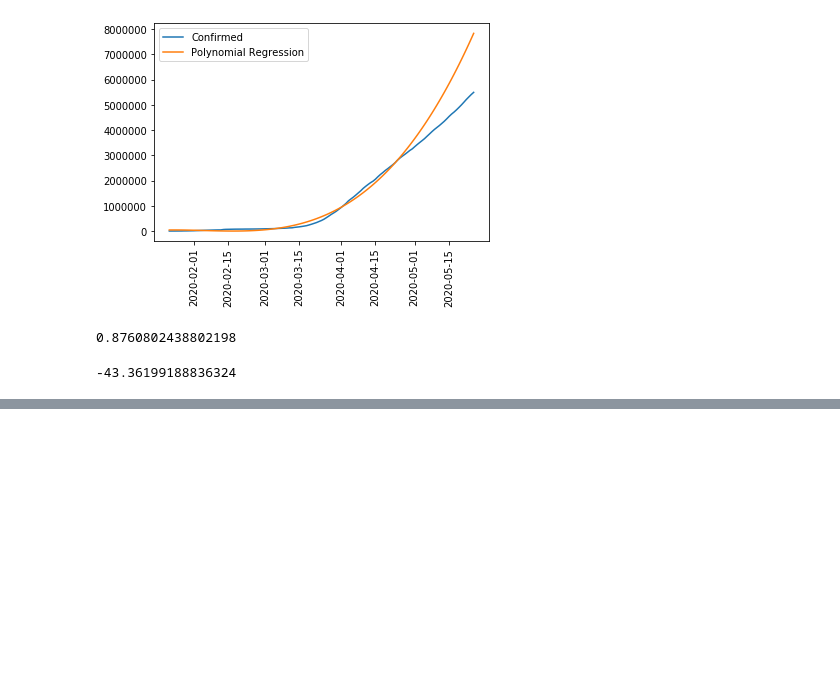
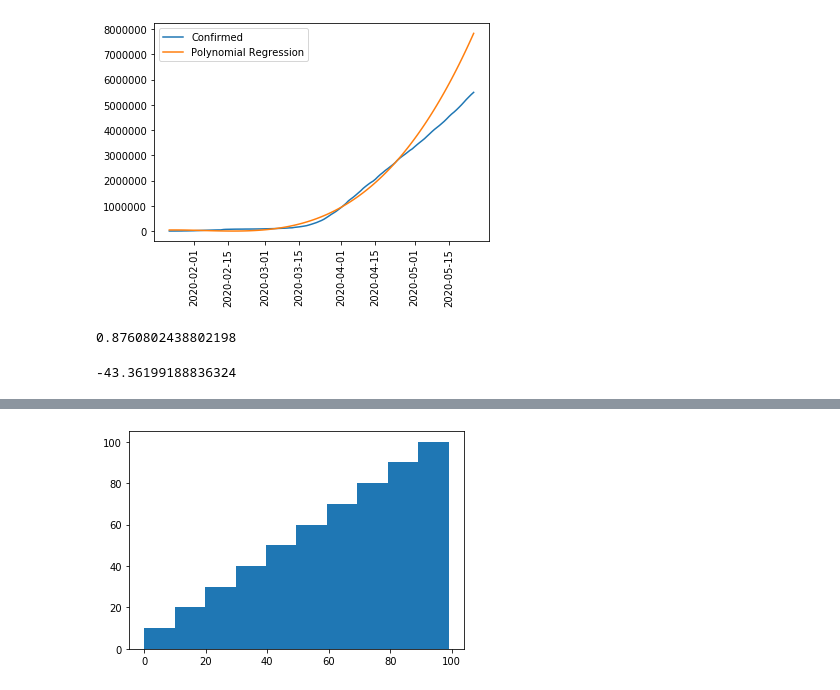
Before and after one commit to shankrsingh/basic, a Jupyter notebook: Corona Analysis.ipynb, the cells around one changed output, grey strips where cells are left out. Cells and saved outputs as stored; diff of their text form; code cells hidden in the pictures; blank space fills up the shorter version.

```diff
--- a/Corona Analysis.ipynb
+++ b/Corona Analysis.ipynb
@@ -307,0 +329,4 @@ Wall time: 0 ns
+# %%
+plt.hist(xtrain,cumulative=True);
+# %% [output]
+[figure, added]
```
Also changed, not shown: parts of 12 cells of this notebook.
